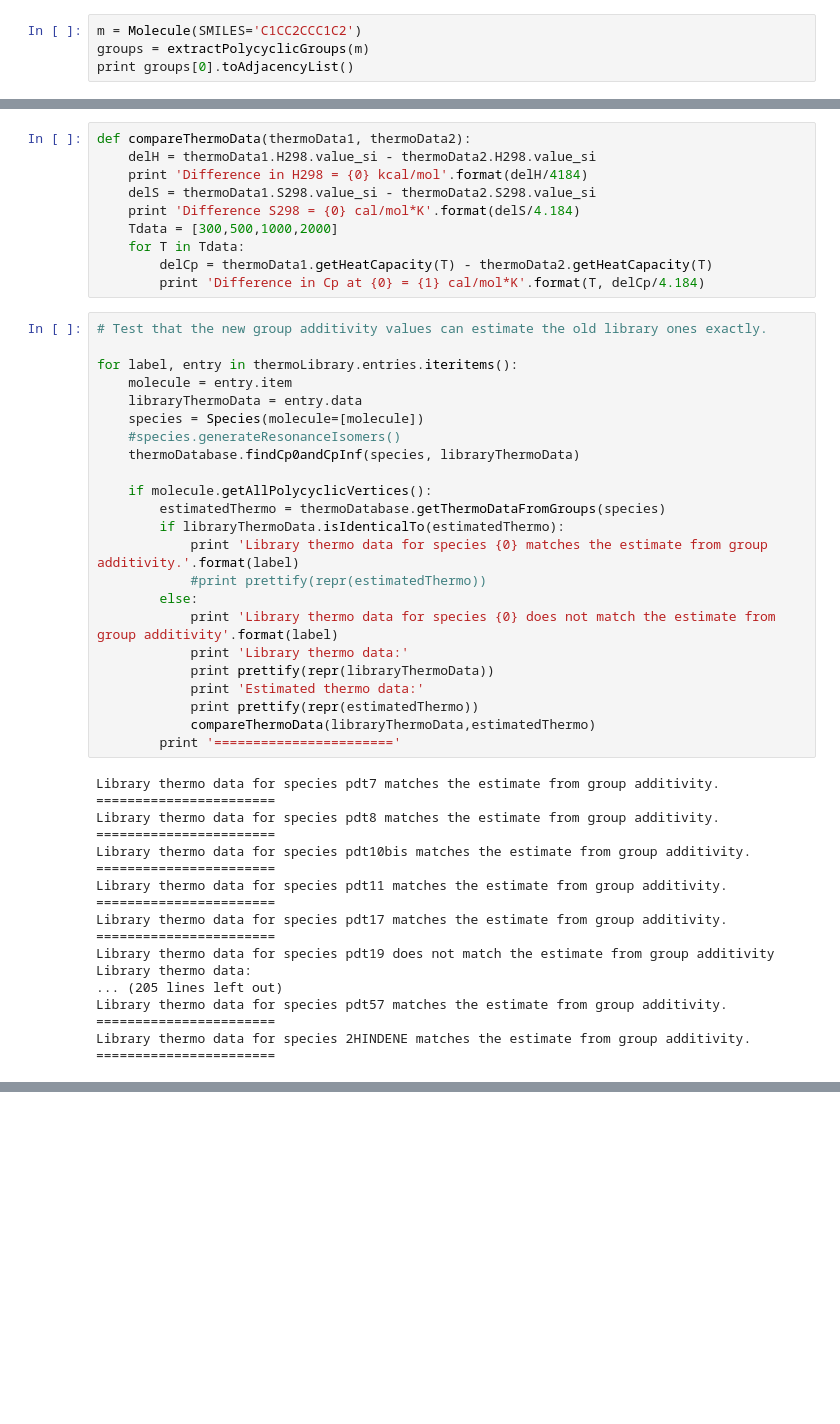
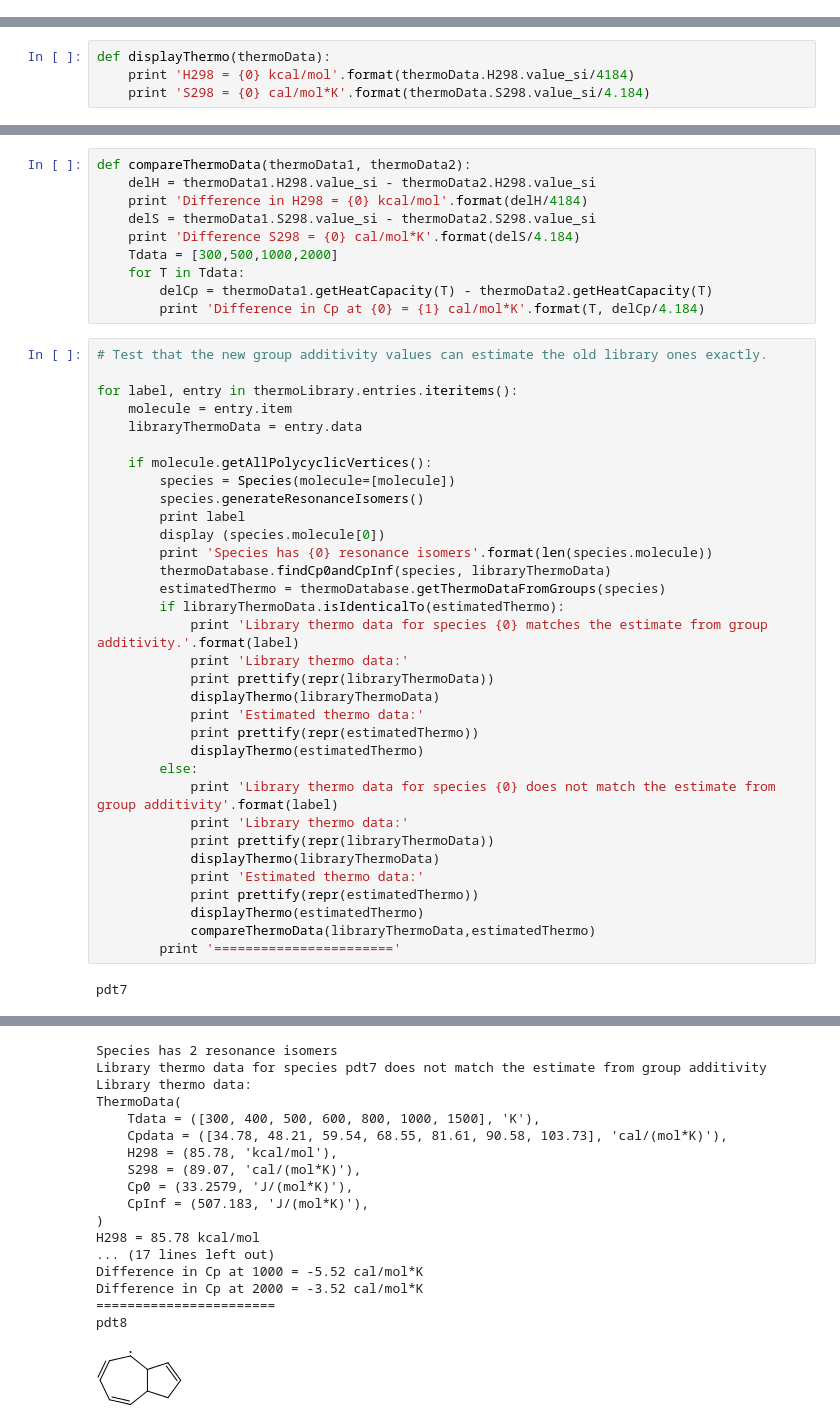
Before and after one commit to connie/RMG-database, a Jupyter notebook: scripts/fitGAVsFromThermoLibrary.ipynb, the cells around one changed output, grey strips where cells are left out. Cells and saved outputs as stored; diff of their text form; blank space fills up the shorter version.

Commit message:
Trying to get thermo groups for all resonance isomers

```diff
--- a/scripts/fitGAVsFromThermoLibrary.ipynb
+++ b/scripts/fitGAVsFromThermoLibrary.ipynb
@@ -144,7 +144,3 @@ def convertCycleToGroup(cycle):
     group.update()
 
     return group
-# %%
-m = Molecule(SMILES='C1CC2CCC1C2')
-groups = extractPolycyclicGroups(m)
-print groups[0].toAdjacencyList()
@@ -159,3 +147,7 @@ print groups[0].toAdjacencyList()
+# %%
+def displayThermo(thermoData):
+    print 'H298 = {0} kcal/mol'.format(thermoData.H298.value_si/4184)
+    print 'S298 = {0} cal/mol*K'.format(thermoData.S298.value_si/4.184)
 # %%
 # Fill in the list of thermo libraries to be used for fitting polycyclic thermo groups
 thermoLibraries = ['C10H11']
@@ -324,38 +389,32 @@ def compareThermoData(thermoData1, thermoData2):
 for label, entry in thermoLibrary.entries.iteritems():
     molecule = entry.item
     libraryThermoData = entry.data
-    species = Species(molecule=[molecule])
-    #species.generateResonanceIsomers()
-    thermoDatabase.findCp0andCpInf(species, libraryThermoData)
 
     if molecule.getAllPolycyclicVertices():
+        species = Species(molecule=[molecule])
+        species.generateResonanceIsomers()
+        print label
+        display (species.molecule[0])
+        print 'Species has {0} resonance isomers'.format(len(species.molecule))
+        thermoDatabase.findCp0andCpInf(species, libraryThermoData)
         estimatedThermo = thermoDatabase.getThermoDataFromGroups(species)
         if libraryThermoData.isIdenticalTo(estimatedThermo):
             print 'Library thermo data for species {0} matches the estimate from group additivity.'.format(label)
-            #print prettify(repr(estimatedThermo))
+            print 'Library thermo data:'
+            print prettify(repr(libraryThermoData))
+            displayThermo(libraryThermoData)
+            print 'Estimated thermo data:'
+            print prettify(repr(estimatedThermo))
+            displayThermo(estimatedThermo)
         else:
             print 'Library thermo data for species {0} does not match the estimate from group additivity'.format(label)
             print 'Library thermo data:'
             print prettify(repr(libraryThermoData))
+            displayThermo(libraryThermoData)
             print 'Estimated thermo data:'
             print prettify(repr(estimatedThermo))
+            displayThermo(estimatedThermo)
             compareThermoData(libraryThermoData,estimatedThermo)
         print '======================='
 # %% [output]
-Library thermo data for species pdt7 matches the estimate from group additivity.
-=======================
-Library thermo data for species pdt8 matches the estimate from group additivity.
-=======================
-Library thermo data for species pdt10bis matches the estimate from group additivity.
-=======================
-Library thermo data for species pdt11 matches the estimate from group additivity.
-=======================
-Library thermo data for species pdt17 matches the estimate from group additivity.
-=======================
-Library thermo data for species pdt19 does not match the estimate from group additivity
-Library thermo data:
-... (205 lines left out)
-Library thermo data for species pdt57 matches the estimate from group additivity.
-=======================
-Library thermo data for species 2HINDENE matches the estimate from group additivity.
-=======================
+pdt7
@@ -361,0 +422,18 @@ Library thermo data for species 2HINDENE matches the estimate from group additiv
+Species has 2 resonance isomers
+Library thermo data for species pdt7 does not match the estimate from group additivity
+Library thermo data:
+ThermoData(
+    Tdata = ([300, 400, 500, 600, 800, 1000, 1500], 'K'),
+    Cpdata = ([34.78, 48.21, 59.54, 68.55, 81.61, 90.58, 103.73], 'cal/(mol*K)'),
+    H298 = (85.78, 'kcal/mol'),
+    S298 = (89.07, 'cal/(mol*K)'),
+    Cp0 = (33.2579, 'J/(mol*K)'),
+    CpInf = (507.183, 'J/(mol*K)'),
+)
+H298 = 85.78 kcal/mol
+... (17 lines left out)
+Difference in Cp at 1000 = -5.52 cal/mol*K
+Difference in Cp at 2000 = -3.52 cal/mol*K
+=======================
+pdt8
+[figure, added]
```
Also changed, not shown: parts of 5 cells of this notebook.
